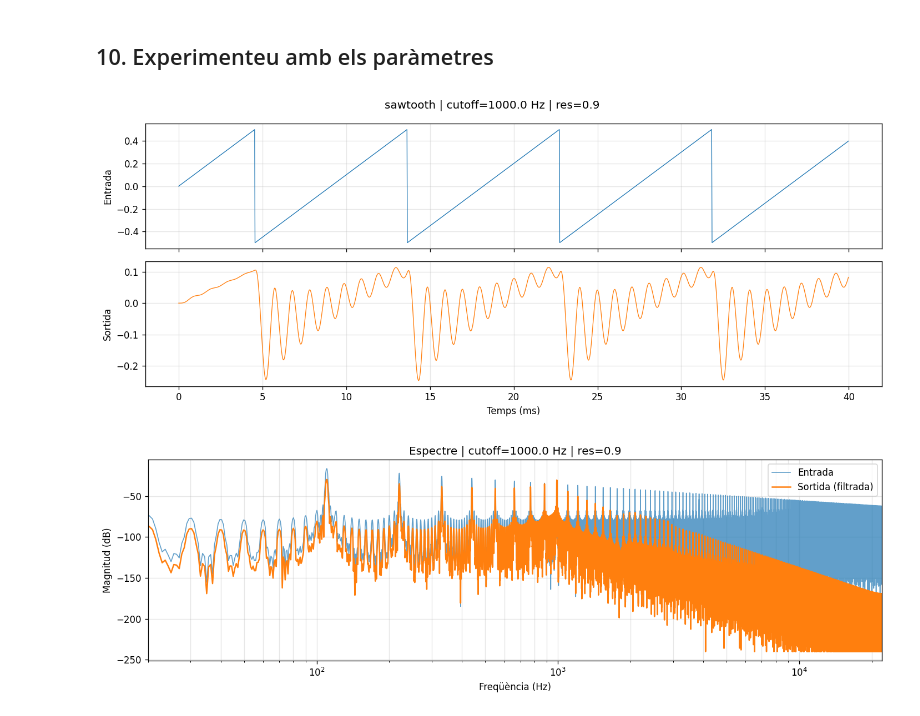
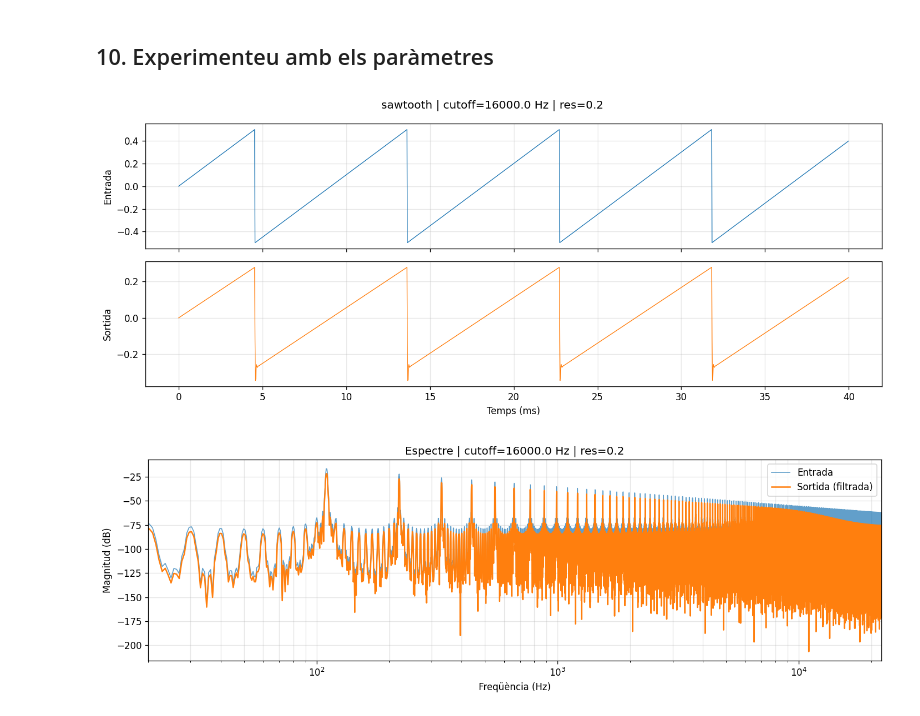
Before and after one commit to jordirubio01/TFGKobol, a Jupyter notebook: Notebooks/moog_ladder_filter.ipynb, the cells around one changed output. Cells and saved outputs as stored; diff of their text form; code cells hidden in the pictures.

```diff
--- a/Notebooks/moog_ladder_filter.ipynb
+++ b/Notebooks/moog_ladder_filter.ipynb
@@ -177,7 +177,7 @@ def white_noise(duration=1.0, amplitude=0.5, sr=44100, seed=42):
     return rng.standard_normal(int(sr * duration)) * amplitude
 
 def impulse(duration=0.5, amplitude=1.0, sr=44100):
-    """Impulso unitari, útil per veure la resposta a l'impuls del filtre."""
+    """Impuls unitari, útil per veure la resposta a l'impuls del filtre."""
     n = int(sr * duration)
     x = np.zeros(n)
     x[0] = amplitude
@@ -559,35 +559,35 @@ FREQ_HZ     = 110          # freqüència de l'oscil·lador (no aplica per a 'no
 AMPLITUDE   = 0.5          # amplitud d'entrada (proveu valors > 1 per a saturació)
 DURATION_S  = 1.0          # duració en segons
 
-CUTOFF_HZ   = 1000.0       # freqüència de tall (Hz)
-RESONANCE   = 0.9          # ressonància [0,1]
+CUTOFF_HZ   = 16000.0       # freqüència de tall (Hz)
+RESONANCE   = 0.2          # ressonància [0,1]
 OVERSAMPLE  = 2            # factor de sobremostreig (1, 2 o 4)
 HALF_DELAY  = True         # retard en mitja unitat
 
 # GENERACIÓ DE SENYAL
 gen = GENERATORS[SIGNAL_TYPE]
 if SIGNAL_TYPE in ('sine', 'sawtooth', 'square'):
     x_sb = gen(FREQ_HZ, DURATION_S, AMPLITUDE, SR)
 elif SIGNAL_TYPE == 'noise':
     x_sb = gen(DURATION_S, AMPLITUDE, SR)
 else:  # impulse
     x_sb = gen(DURATION_S, AMPLITUDE, SR)
 
 # FILTRAT
 filt_sb = MoogLadderFilter(SR, cutoff=CUTOFF_HZ, resonance=RESONANCE,
                            oversample=OVERSAMPLE, half_delay=HALF_DELAY)
 filt_sb.reset()
 y_sb = filt_sb.process(x_sb)
 
 # PLOTS
 plot_waveform(x_sb, y_sb, SR, duration_ms=40,
               title=f'{SIGNAL_TYPE} | cutoff={CUTOFF_HZ} Hz | res={RESONANCE}')
 plot_io_spectrum(x_sb, y_sb, SR,
                  title=f'Espectre | cutoff={CUTOFF_HZ} Hz | res={RESONANCE}')
 
 # REPRODUIR ÀUDIO
 play_audio(y_sb, sr=44100)
 # %% [output]
-[figure, old version]
+[figure, new version]
-[figure, old version]
+[figure, new version]
 [interactive output not drawn]
```
Also changed, not shown: parts of 1 cell of this notebook, 27 other files.
